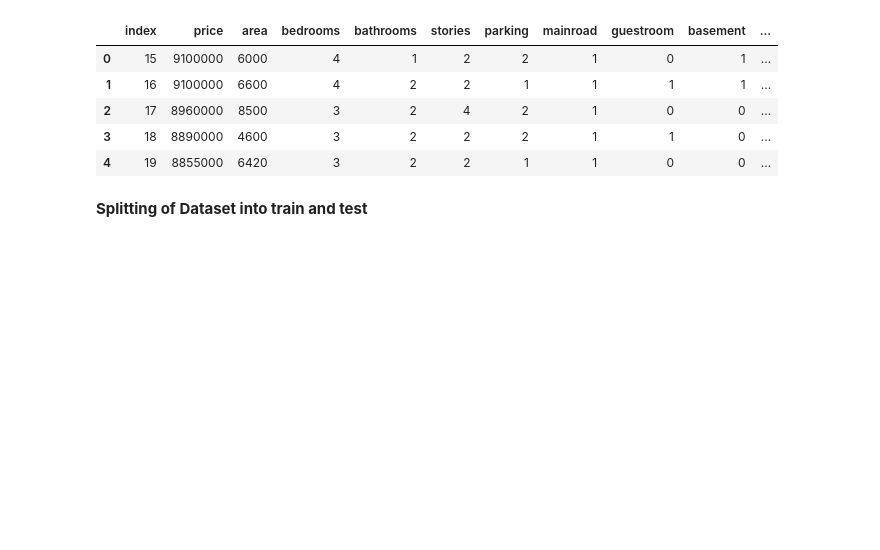
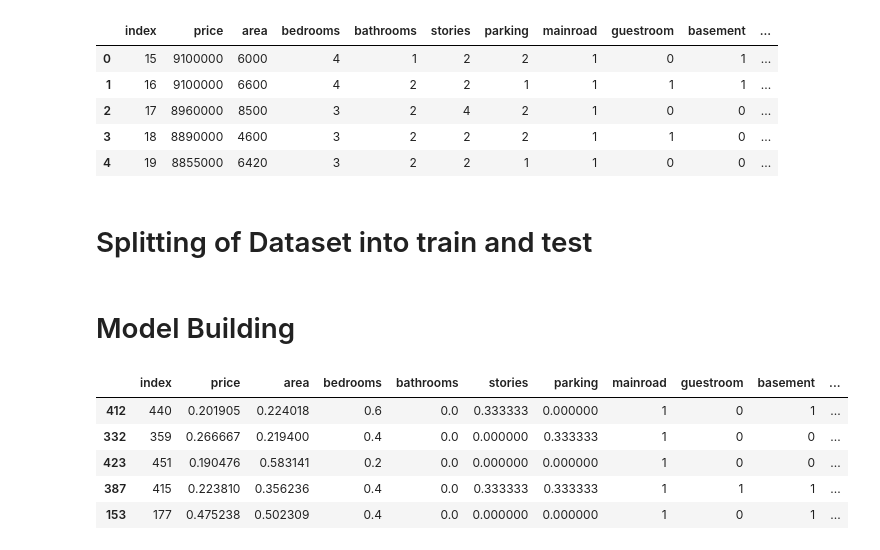
Before and after one commit to NaraineSurya/House-Price-Prediction, a Jupyter notebook: house_price_prediction.ipynb, the cells around one changed output. Cells and saved outputs as stored; diff of their text form; code cells hidden in the pictures; blank space fills up the shorter version.

```diff
--- a/house_price_prediction.ipynb
+++ b/house_price_prediction.ipynb
@@ -219,4 +227,4 @@ housing.head()
 | 3 | 18 | 8890000 | 4600 | 3 | 2 | 2 | 2 | 1 | 1 | 0 | ... |
 | 4 | 19 | 8855000 | 6420 | 3 | 2 | 2 | 1 | 1 | 0 | 0 | ... |
 # %% [markdown]
-**Splitting of Dataset into train and test**
+# Splitting of Dataset into train and test
@@ -224,0 +236,2 @@ from sklearn.model_selection import train_test_split
+# %% [markdown]
+# Model Building
@@ -224,0 +247,9 @@ from sklearn.model_selection import train_test_split
+# %%
+x_train.head()
+# %% [output]
+|  | index | price | area | bedrooms | bathrooms | stories | parking | mainroad | guestroom | basement | ... |
+| 412 | 440 | 0.201905 | 0.224018 | 0.6 | 0.0 | 0.333333 | 0.000000 | 1 | 0 | 1 | ... |
+| 332 | 359 | 0.266667 | 0.219400 | 0.4 | 0.0 | 0.000000 | 0.333333 | 1 | 0 | 0 | ... |
+| 423 | 451 | 0.190476 | 0.583141 | 0.2 | 0.0 | 0.000000 | 0.000000 | 1 | 0 | 0 | ... |
+| 387 | 415 | 0.223810 | 0.356236 | 0.4 | 0.0 | 0.333333 | 0.333333 | 1 | 1 | 1 | ... |
+| 153 | 177 | 0.475238 | 0.502309 | 0.4 | 0.0 | 0.000000 | 0.000000 | 1 | 0 | 1 | ... |
```
Also changed, not shown: parts of 10 cells of this notebook.
